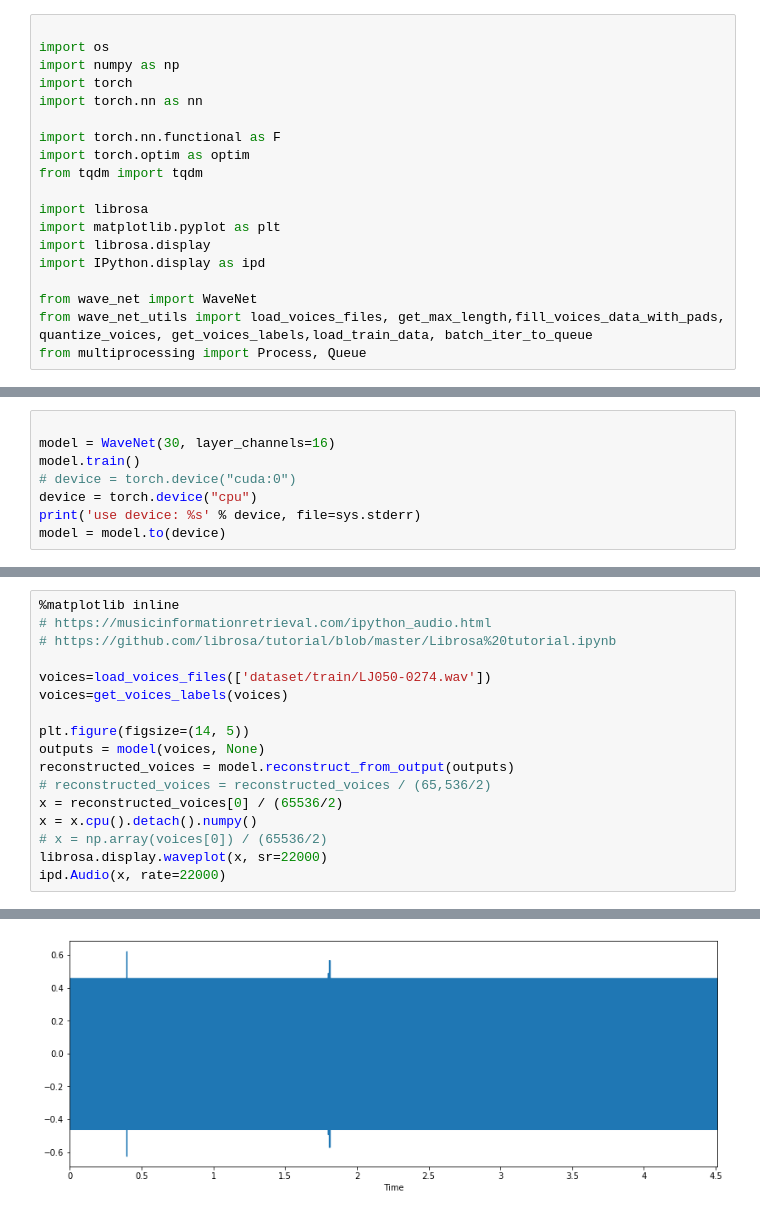
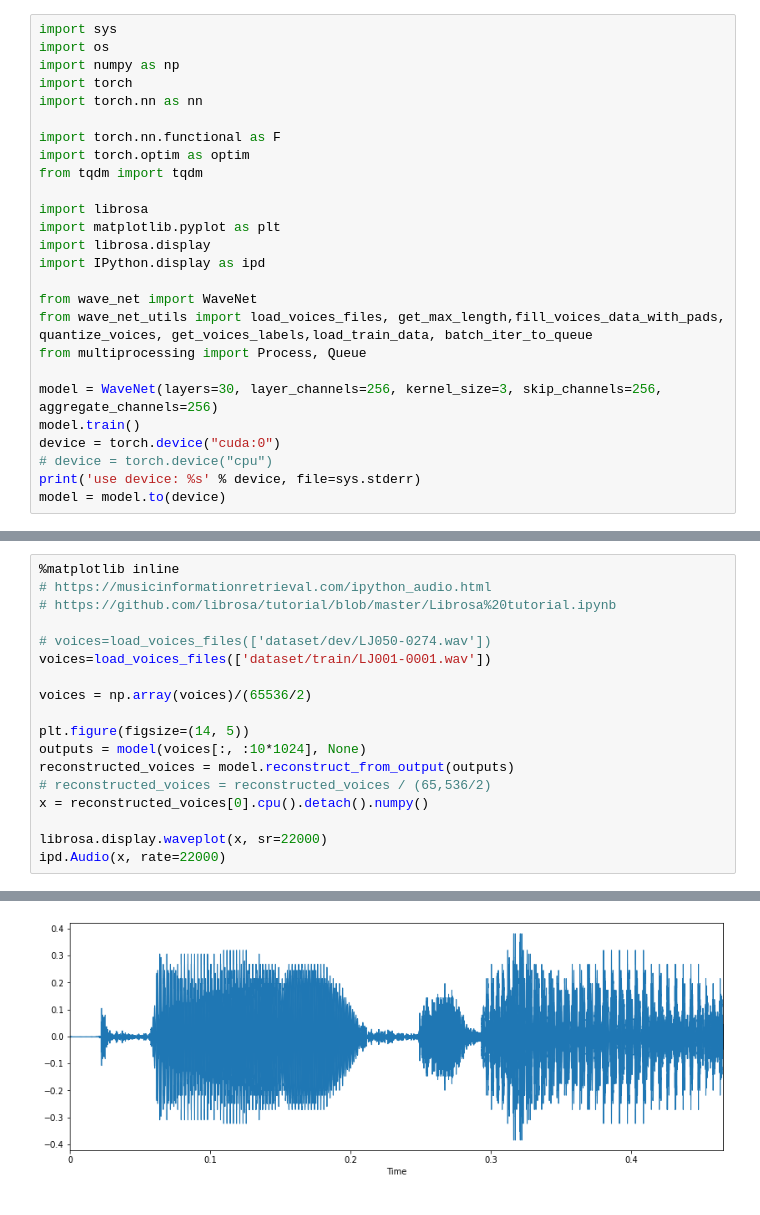
Before and after one commit to WellsCui/pytorch-wavenet, a Jupyter notebook: wave_net.ipynb, the cells around one changed output, grey strips where cells are left out. Saved outputs shown, nothing was run; the diff lists cells and outputs as text.

```diff
--- a/wave_net.ipynb
+++ b/wave_net.ipynb
@@ -1,5 +1,5 @@
 # %%
-
+import sys
 import os
 import numpy as np
 import torch
@@ -17,3 +17,10 @@ import IPython.display as ipd
 from wave_net import WaveNet
 from wave_net_utils import load_voices_files, get_max_length,fill_voices_data_with_pads, quantize_voices, get_voices_labels,load_train_data, batch_iter_to_queue
 from multiprocessing import Process, Queue
+
+model = WaveNet(layers=30, layer_channels=256, kernel_size=3, skip_channels=256, aggregate_channels=256)
+model.train()
+device = torch.device("cuda:0")
+# device = torch.device("cpu")
+print('use device: %s' % device, file=sys.stderr)
+model = model.to(device)
@@ -20,8 +28,0 @@ from multiprocessing import Process, Queue
-# %%
-
-model = WaveNet(30, layer_channels=16)
-model.train()
-# device = torch.device("cuda:0")
-device = torch.device("cpu")
-print('use device: %s' % device, file=sys.stderr)
-model = model.to(device)
@@ -91,20 +97,21 @@ KeyboardInterrupt:
 # %%
 %matplotlib inline
 # https://musicinformationretrieval.com/ipython_audio.html
 # https://github.com/librosa/tutorial/blob/master/Librosa%20tutorial.ipynb
 
-voices=load_voices_files(['dataset/train/LJ050-0274.wav'])
-voices=get_voices_labels(voices)
+# voices=load_voices_files(['dataset/dev/LJ050-0274.wav'])
+voices=load_voices_files(['dataset/train/LJ001-0001.wav'])
+
+voices = np.array(voices)/(65536/2)
 
 plt.figure(figsize=(14, 5))
-outputs = model(voices, None)
+outputs = model(voices[:, :10*1024], None)
 reconstructed_voices = model.reconstruct_from_output(outputs)
 # reconstructed_voices = reconstructed_voices / (65,536/2)
-x = reconstructed_voices[0] / (65536/2)
-x = x.cpu().detach().numpy()
-# x = np.array(voices[0]) / (65536/2)
+x = reconstructed_voices[0].cpu().detach().numpy()
+
 librosa.display.waveplot(x, sr=22000)
 ipd.Audio(x, rate=22000)
 # %% [output]
 [interactive output not drawn]
-[figure, old version]
+[figure, new version]
```
Also changed, not shown: parts of 7 cells of this notebook.
